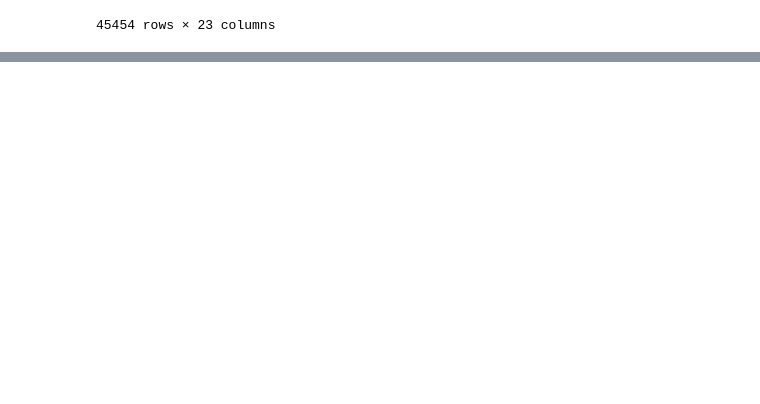
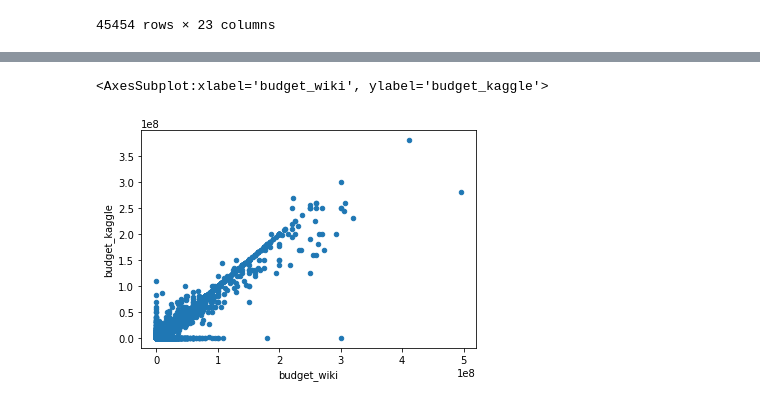
Before and after one commit to gforce2332/Movies-ETL, a Jupyter notebook: Wikipedia_Kaggle.ipynb, the cells around one changed output, grey strips where cells are left out. Saved outputs shown, nothing was run; the diff lists cells and outputs as text; code cells hidden in the pictures; blank space fills up the shorter version.

```diff
--- a/Wikipedia_Kaggle.ipynb
+++ b/Wikipedia_Kaggle.ipynb
@@ -824,0 +978,9 @@ kaggle_metadata
+# %%
+# Budget
+# Since budget_wiki and budget_kaggle are numeric, we can make another scatter plot to compare values
+movies_df.fillna(0).plot(x='budget_wiki', y='budget_kaggle', kind='scatter')
+
+# The Wikipedia data appears to have more outliers. But there also seems to be quite a few missing data with Kaggle.
+# %% [output]
+<AxesSubplot:xlabel='budget_wiki', ylabel='budget_kaggle'>
+[figure, added]
```
Also changed, not shown: parts of 45 cells of this notebook.
